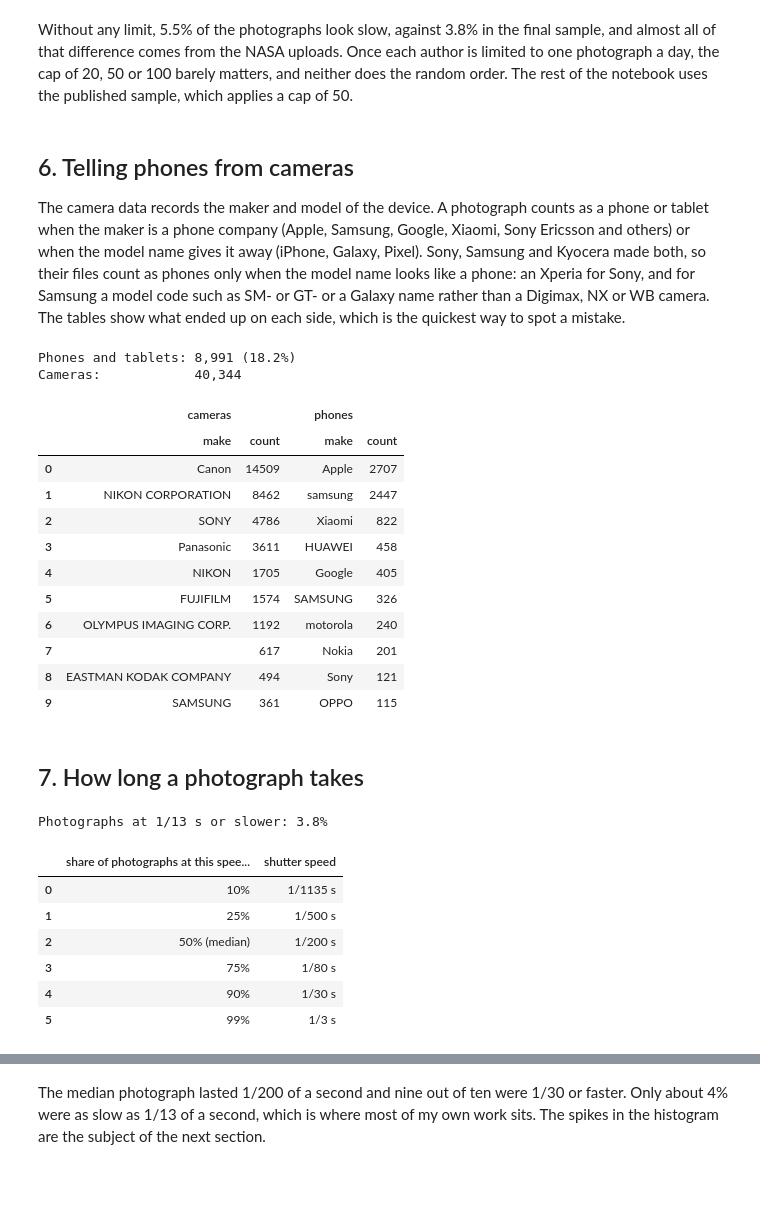
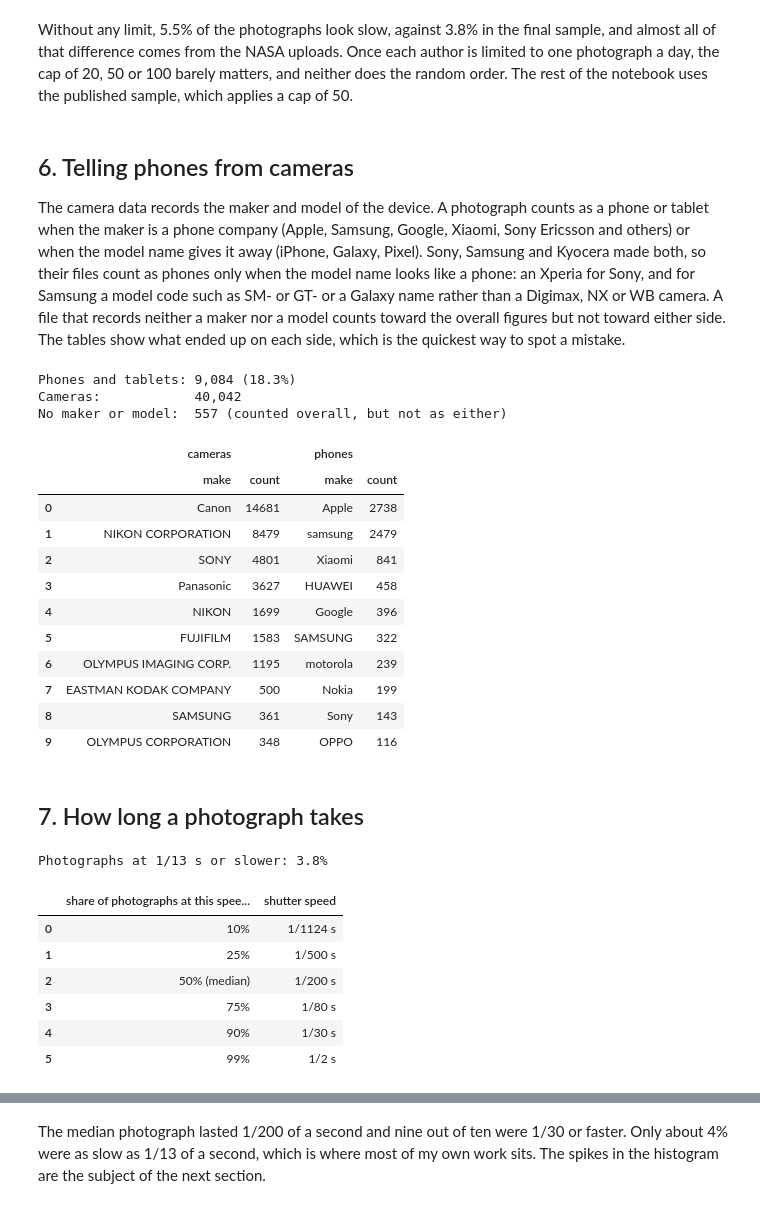
Before and after one commit to acorvin/photography-exposure-times, a Jupyter notebook: notebooks/analysis.ipynb, the cells around one changed output, grey strips where cells are left out. Saved outputs shown, nothing was run; the diff lists cells and outputs as text; code cells hidden in the pictures; blank space fills up the shorter version.

```diff
--- a/notebooks/analysis.ipynb
+++ b/notebooks/analysis.ipynb
@@ -55,10 +55,11 @@ alex = pd.read_csv(DATA / "alex_photos.csv")
 for frame in (everything, sample):
     frame["year"] = frame["captured"].dt.year
     frame["slow"] = frame["exposure_s"] >= SLOW
-sample["mobile"] = sample["mobile"].astype(str) == "True"
+sample["mobile"] = sample["device"] == "phone"
+sample["camera"] = sample["device"] == "camera"
 sample["ladder"] = sample["ladder"].astype(str) == "True"
 
 print(f"Every plausible record:   {len(everything):>7,}")
-print(f"Final sample:             {len(sample):>7,}  from {sample['artist'].str.strip().nunique():,} authors")
+print(f"Final sample:             {len(sample):>7,}")
 print(f"My photographs:           {len(alex):>7}")
 # %% [output]
@@ -176,30 +185,32 @@ Without any limit, 5.5% of the photographs look slow, against 3.8% in the final
 # %% [markdown]
 ## 6. Telling phones from cameras
 
-The camera data records the maker and model of the device. A photograph counts as a phone or tablet when the maker is a phone company (Apple, Samsung, Google, Xiaomi, Sony Ericsson and others) or when the model name gives it away (iPhone, Galaxy, Pixel). Sony, Samsung and Kyocera made both, so their files count as phones only when the model name looks like a phone: an Xperia for Sony, and for Samsung a model code such as SM- or GT- or a Galaxy name rather than a Digimax, NX or WB camera. The tables show what ended up on each side, which is the quickest way to spot a mistake.
+The camera data records the maker and model of the device. A photograph counts as a phone or tablet when the maker is a phone company (Apple, Samsung, Google, Xiaomi, Sony Ericsson and others) or when the model name gives it away (iPhone, Galaxy, Pixel). Sony, Samsung and Kyocera made both, so their files count as phones only when the model name looks like a phone: an Xperia for Sony, and for Samsung a model code such as SM- or GT- or a Galaxy name rather than a Digimax, NX or WB camera. A file that records neither a maker nor a model counts toward the overall figures but not toward either side. The tables show what ended up on each side, which is the quickest way to spot a mistake.
 # %%
 print(f"Phones and tablets: {sample['mobile'].sum():,} ({pct(sample['mobile'].mean())})")
-print(f"Cameras:            {(~sample['mobile']).sum():,}")
+print(f"Cameras:            {sample['camera'].sum():,}")
+print(f"No maker or model:  {(sample['device'] == 'unknown').sum():,} (counted overall, but not as either)")
 makers = pd.concat({
-    "cameras": sample.loc[~sample["mobile"], "make"].str.strip().value_counts().head(10).reset_index(),
+    "cameras": sample.loc[sample["camera"], "make"].str.strip().value_counts().head(10).reset_index(),
     "phones": sample.loc[sample["mobile"], "make"].str.strip().value_counts().head(10).reset_index(),
 }, axis=1)
 makers
 # %% [output]
-Phones and tablets: 8,991 (18.2%)
-Cameras:            40,344
+Phones and tablets: 9,084 (18.3%)
+Cameras:            40,042
+No maker or model:  557 (counted overall, but not as either)
 |  | cameras |  | phones |  |
 |  | make | count | make | count |
-| 0 | Canon | 14509 | Apple | 2707 |
-| 1 | NIKON CORPORATION | 8462 | samsung | 2447 |
-| 2 | SONY | 4786 | Xiaomi | 822 |
-| 3 | Panasonic | 3611 | HUAWEI | 458 |
-| 4 | NIKON | 1705 | Google | 405 |
-| 5 | FUJIFILM | 1574 | SAMSUNG | 326 |
-| 6 | OLYMPUS IMAGING CORP. | 1192 | motorola | 240 |
-| 7 |  | 617 | Nokia | 201 |
-| 8 | EASTMAN KODAK COMPANY | 494 | Sony | 121 |
-| 9 | SAMSUNG | 361 | OPPO | 115 |
+| 0 | Canon | 14681 | Apple | 2738 |
+| 1 | NIKON CORPORATION | 8479 | samsung | 2479 |
+| 2 | SONY | 4801 | Xiaomi | 841 |
+| 3 | Panasonic | 3627 | HUAWEI | 458 |
+| 4 | NIKON | 1699 | Google | 396 |
+| 5 | FUJIFILM | 1583 | SAMSUNG | 322 |
+| 6 | OLYMPUS IMAGING CORP. | 1195 | motorola | 239 |
+| 7 | EASTMAN KODAK COMPANY | 500 | Nokia | 199 |
+| 8 | SAMSUNG | 361 | Sony | 143 |
+| 9 | OLYMPUS CORPORATION | 348 | OPPO | 116 |
 # %% [markdown]
 ## 7. How long a photograph takes
 # %%
@@ -213,12 +224,12 @@ quantiles
 # %% [output]
 Photographs at 1/13 s or slower: 3.8%
 |  | share of photographs at this spee... | shutter speed |
-| 0 | 10% | 1/1135 s |
+| 0 | 10% | 1/1124 s |
 | 1 | 25% | 1/500 s |
 | 2 | 50% (median) | 1/200 s |
 | 3 | 75% | 1/80 s |
 | 4 | 90% | 1/30 s |
-| 5 | 99% | 1/3 s |
+| 5 | 99% | 1/2 s |
 # %%
 bins = np.logspace(np.log10(1 / 8000), np.log10(30), 120)
 fig, ax = plt.subplots()
```
Also changed, not shown: parts of 16 cells of this notebook, 9 other files.
